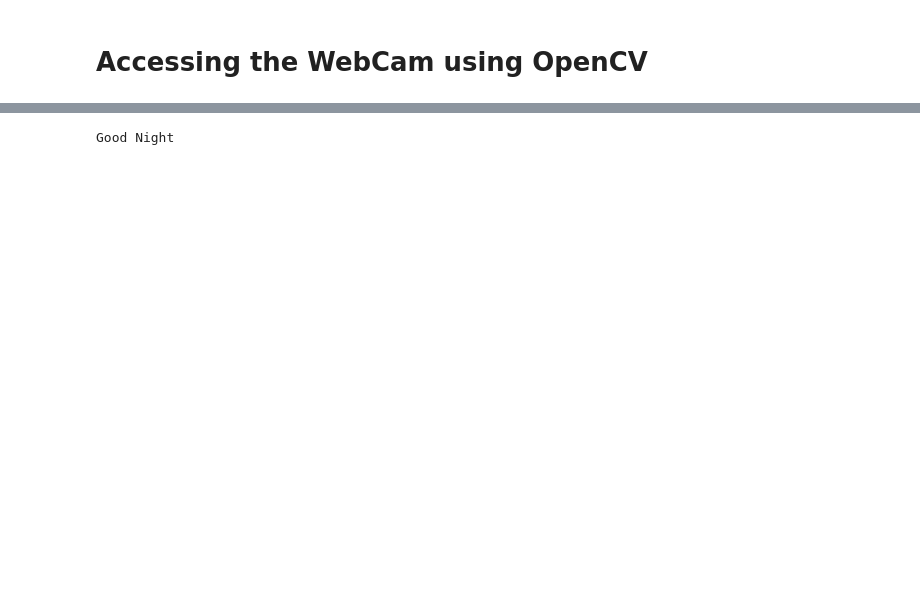
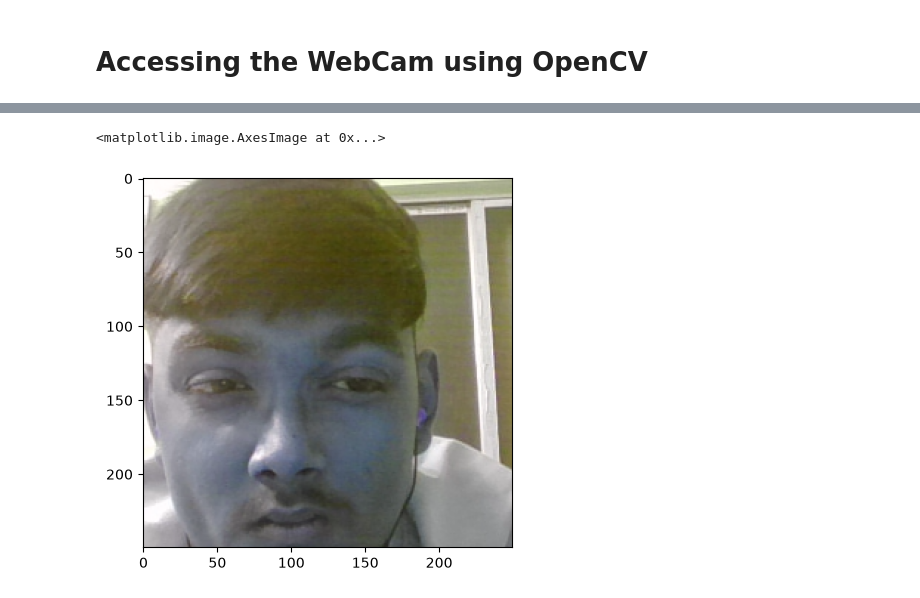
Before and after one commit to rottenambrosia/Facial-Recognition-using-Convolutional-Siamese-Networks, a Jupyter notebook: notebook.ipynb, the cells around one changed output, grey strips where cells are left out. Saved outputs shown, nothing was run; the diff lists cells and outputs as text; code cells hidden in the pictures; blank space fills up the shorter version.

```diff
--- a/notebook.ipynb
+++ b/notebook.ipynb
@@ -88,6 +90,8 @@ while cap.isOpened() :
     ret, frame = cap.read()
     if not ret :
         break
+
+    frame = frame[120 : 120 + 250, 200 : 200 + 250, :]
     cv2.imshow("Image Collection", frame)
 
     if (cv2.waitKey(1) & 0xFF == ord('q')) :
@@ -141,6 +129,7 @@ for _ in range(30):
         break
 
     frame = cv2.resize(frame, (320, 240))
+    frame = frame[120 : 120 + 250, 200 : 200 + 250, :]
     frame_rgb = cv2.cvtColor(frame, cv2.COLOR_BGR2RGB)
     img = Image.fromarray(frame_rgb)
     display(img)
@@ -162,4 +140,5 @@ KeyboardInterrupt:
-# %%
-print("Good Night and Good Bye")
-# %% [output]
-Good Night
+# %%
+plt.imshow(frame[120 : 120 + 250, 200: 200 + 250, ])
+# %% [output]
+<matplotlib.image.AxesImage at 0x...>
+[figure, added]
```
Also changed, not shown: parts of 9 cells of this notebook, 3 other files.
